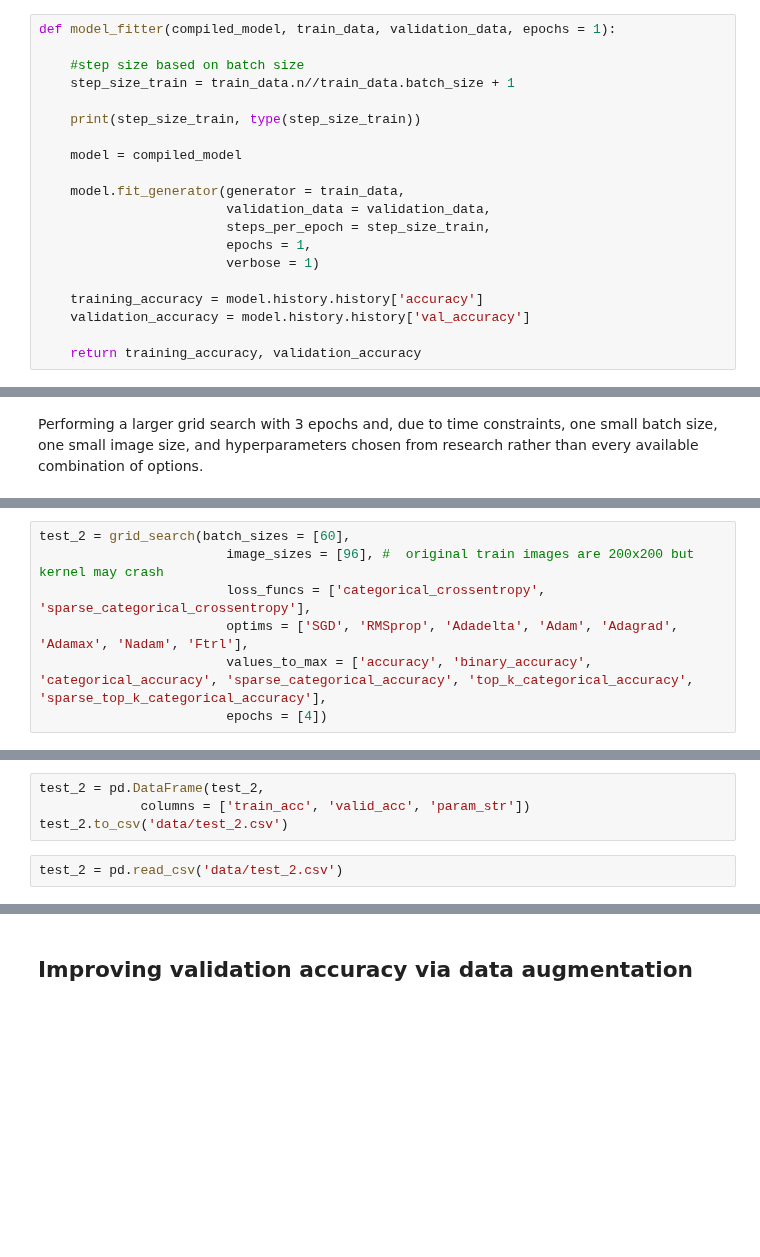
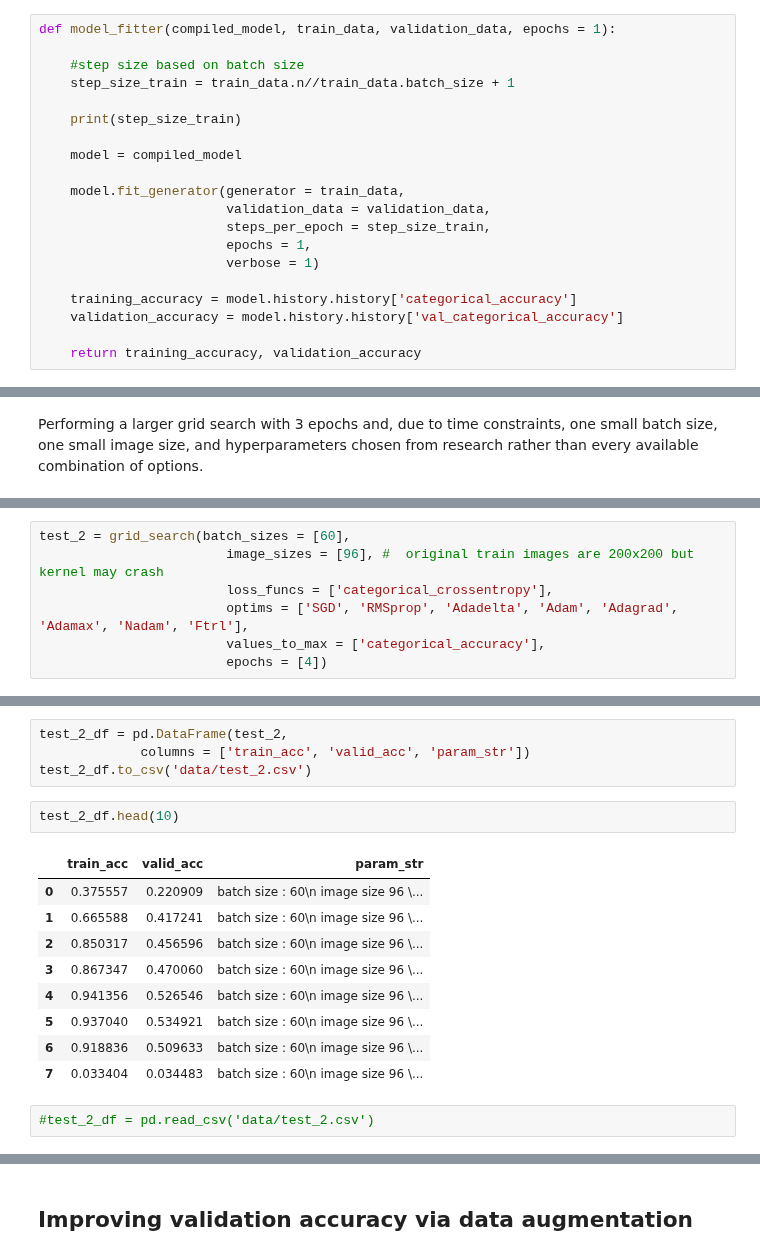
Before and after one commit to Windblown-Marionette/fingerspelling-text, a Jupyter notebook: Fingerspelling-CNN-3-Exploring-Model-Improvements-and-Training-Models.ipynb, the cells around one changed output, grey strips where cells are left out. Drawn from its saved outputs; the diff is of its cells as text; blank space fills up the shorter version.

Commit message:
complete test 2

```diff
--- a/Fingerspelling-CNN-3-Exploring-Model-Improvements-and-Training-Models.ipynb
+++ b/Fingerspelling-CNN-3-Exploring-Model-Improvements-and-Training-Models.ipynb
@@ -713,7 +713,7 @@ def model_fitter(compiled_model, train_data, validation_data, epochs = 1):
     #step size based on batch size
     step_size_train = train_data.n//train_data.batch_size + 1
 
-    print(step_size_train, type(step_size_train))
+    print(step_size_train)
 
     model = compiled_model
 
@@ -723,8 +723,8 @@ def model_fitter(compiled_model, train_data, validation_data, epochs = 1):
                         epochs = 1,
                         verbose = 1)
 
-    training_accuracy = model.history.history['accuracy']
-    validation_accuracy = model.history.history['val_accuracy']
+    training_accuracy = model.history.history['categorical_accuracy']
+    validation_accuracy = model.history.history['val_categorical_accuracy']
 
     return training_accuracy, validation_accuracy
 # %% [markdown]
@@ -842,9 +842,9 @@ Performing a larger grid search with 3 epochs and, due to time constraints, one
 # %%
 test_2 = grid_search(batch_sizes = [60],
                         image_sizes = [96], #  original train images are 200x200 but kernel may crash
-                        loss_funcs = ['categorical_crossentropy', 'sparse_categorical_crossentropy'],
+                        loss_funcs = ['categorical_crossentropy'],
                         optims = ['SGD', 'RMSprop', 'Adadelta', 'Adam', 'Adagrad', 'Adamax', 'Nadam', 'Ftrl'],
-                        values_to_max = ['accuracy', 'binary_accuracy', 'categorical_accuracy', 'sparse_categorical_accuracy', 'top_k_categorical_accuracy', 'sparse_top_k_categorical_accuracy'],
+                        values_to_max = ['categorical_accuracy'],
                         epochs = [4])
 # %% [output]
 Found 42630 images belonging to 29 classes.
@@ -863,6 +867,18 @@ NameError: name 'compiled_model_a' is not defined
 # %%
-test_2 = pd.DataFrame(test_2,
+test_2_df = pd.DataFrame(test_2,
              columns = ['train_acc', 'valid_acc', 'param_str'])
-test_2.to_csv('data/test_2.csv')
+test_2_df.to_csv('data/test_2.csv')
+# %%
+test_2_df.head(10)
+# %% [output]
+|  | train_acc | valid_acc | param_str |
+| 0 | 0.375557 | 0.220909 | batch size : 60\n image size 96 \... |
+| 1 | 0.665588 | 0.417241 | batch size : 60\n image size 96 \... |
+| 2 | 0.850317 | 0.456596 | batch size : 60\n image size 96 \... |
+| 3 | 0.867347 | 0.470060 | batch size : 60\n image size 96 \... |
+| 4 | 0.941356 | 0.526546 | batch size : 60\n image size 96 \... |
+| 5 | 0.937040 | 0.534921 | batch size : 60\n image size 96 \... |
+| 6 | 0.918836 | 0.509633 | batch size : 60\n image size 96 \... |
+| 7 | 0.033404 | 0.034483 | batch size : 60\n image size 96 \... |
 # %%
-test_2 = pd.read_csv('data/test_2.csv')
+#test_2_df = pd.read_csv('data/test_2.csv')
```
Also changed, not shown: parts of 11 cells of this notebook.
